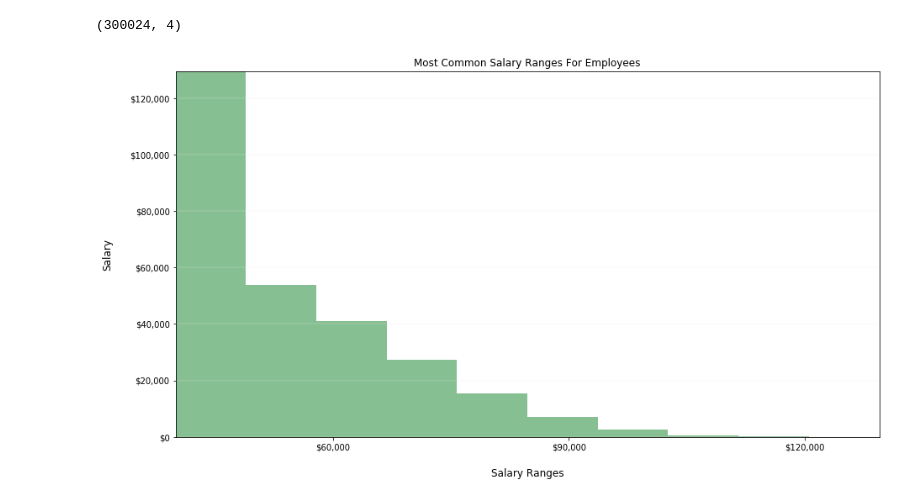
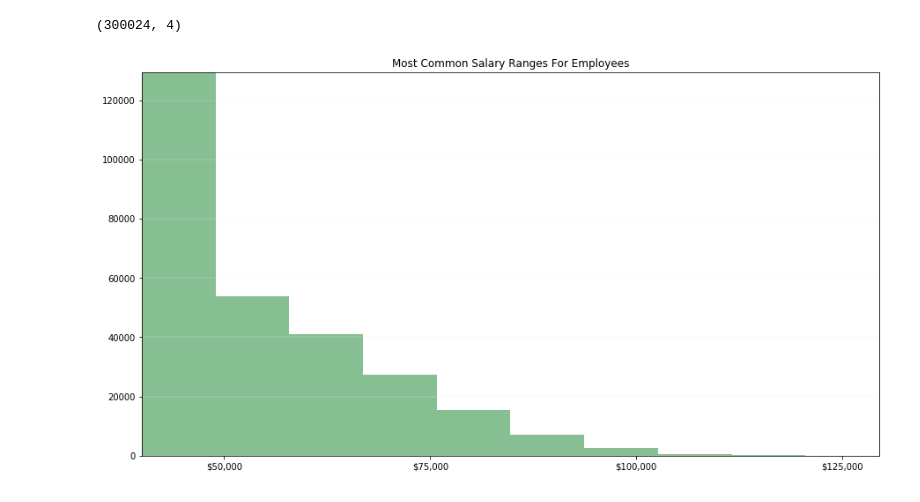
Before and after one commit to sainigurcharan/myUCIWork, a Jupyter notebook: 07 SQL Challenge/EmployeeSQL/EmployeeDatabase.ipynb, the cells around one changed output. Drawn from its saved outputs; the diff is of its cells as text; code cells hidden in the pictures.

```diff
--- a/07 SQL Challenge/EmployeeSQL/EmployeeDatabase.ipynb
+++ b/07 SQL Challenge/EmployeeSQL/EmployeeDatabase.ipynb
@@ -35,19 +36,16 @@ empSalDF.shape
 # %% [output]
 (300024, 4)
 # %%
-ax =  empSalDF.hist(column='SALARY', figsize=(15, 8), color='#86bf91', grid=False)
+ax =  empSalDF.hist(column='SALARY', figsize=(15, 8), color='#86bf91', grid=False, bins=10)
 ax = ax[0]
 for x in ax:
     x.set_title("Most Common Salary Ranges For Employees")
-    x.set_xlabel("Salary Ranges", labelpad=20, size=12)
-    x.set_ylabel("Salary", labelpad=20, size=12)
     x.xaxis.set_major_formatter(mp.ticker.StrMethodFormatter('${x:,g}'))
-    x.yaxis.set_major_formatter(mp.ticker.StrMethodFormatter('${x:,g}'))
-    x.xaxis.set_major_locator(plt.MaxNLocator(3))
+    x.xaxis.set_major_locator(plt.MaxNLocator(4))
     x.set_xlim(empSalDF["SALARY"].min(), empSalDF["SALARY"].max())
     x.set_ylim(0, empSalDF["SALARY"].max())
     vals = x.get_yticks()
     for tick in vals:
         x.axhline(y=tick, linestyle='solid', alpha=0.2, color='#eeeeee', zorder=1)
 # %% [output]
-[figure, old version]
+[figure, new version]
```
Also changed, not shown: parts of 4 cells of this notebook.
